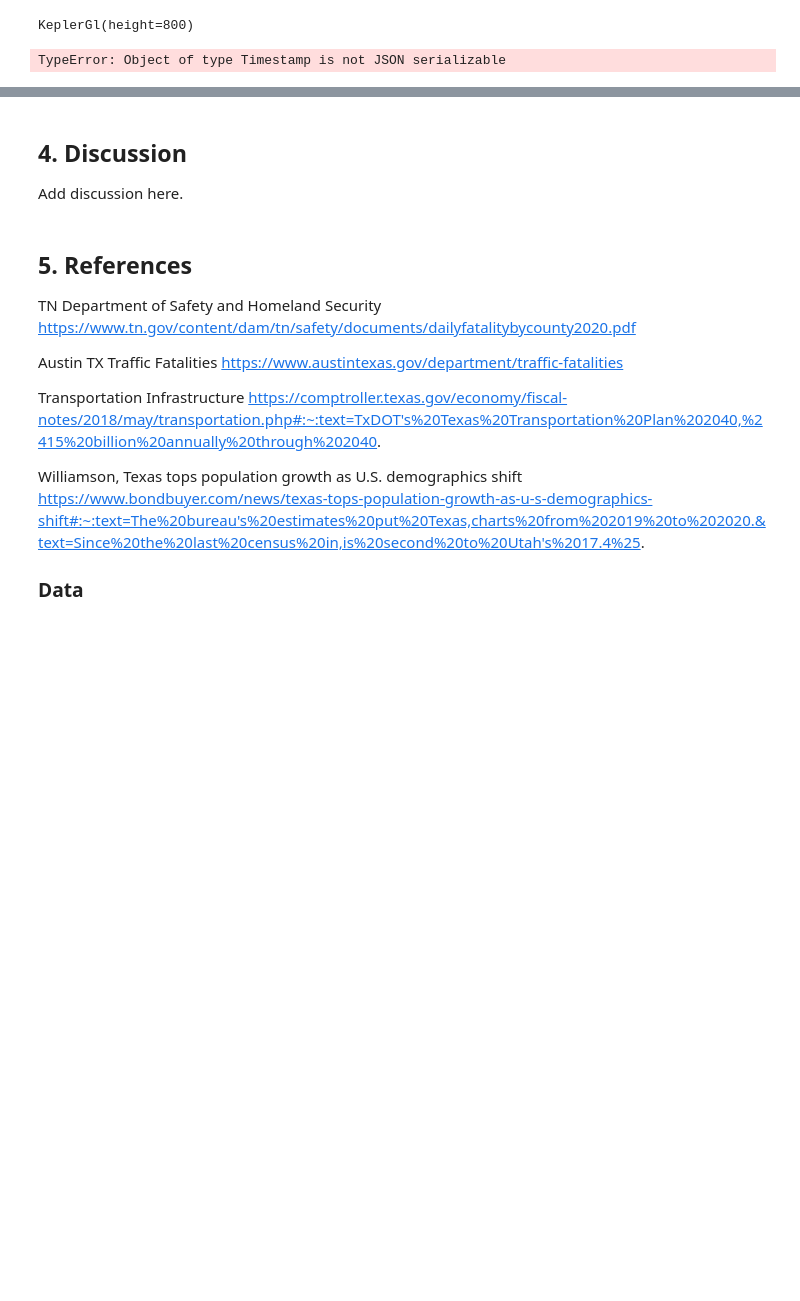
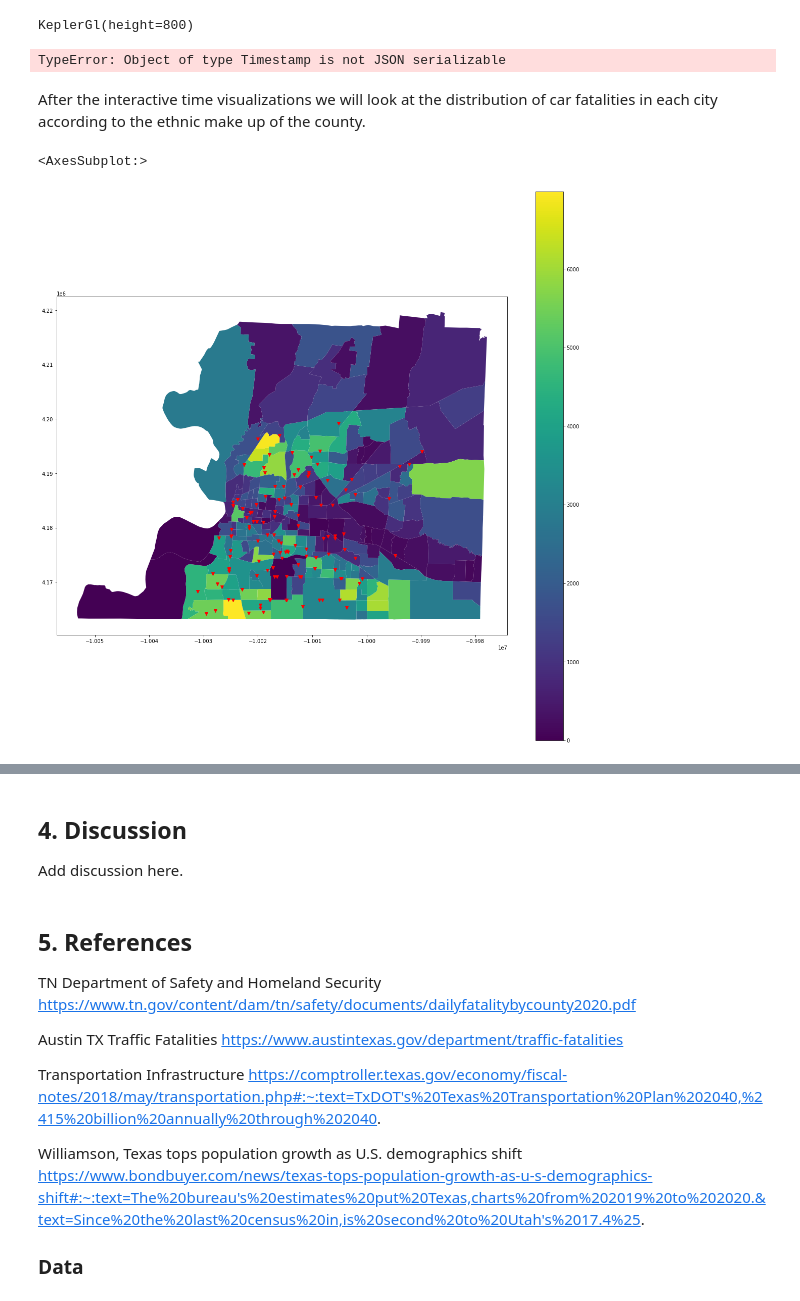
Before and after one commit to Sustainability-GIS-2021/final-assignment-redalisa, a Jupyter notebook: final_assignment.ipynb, the cells around one changed output, grey strips where cells are left out. Saved outputs shown, nothing was run; the diff lists cells and outputs as text; code cells hidden in the pictures; blank space fills up the shorter version.

Commit message:
crash maps

```diff
--- a/final_assignment.ipynb
+++ b/final_assignment.ipynb
@@ -380,2 +331,23 @@ m.save_to_html(file_name='data/MATA.html')
 # %% [output]
 TypeError: Object of type Timestamp is not JSON serializable
+# %% [markdown]
+After the interactive time visualizations we will look at the distribution of car fatalities in each city according to the ethnic make up of the county.
+# %%
+# Read in data for crash locations
+A_crash_stats = gpd.read_file("data/Crash_Locations/crash_stats_Austin.shp")
+M_crash_stats = gpd.read_file("data/Crash_Locations/Memphis_Crash_Locations.shp")
+# %%
+# run pip install cenpy !!
+dectest = products.Decennial2010()
+mem_tn = dectest.from_county('Shelby, TN',
+                          level='tract',
+                          variables=['P001001', 'P003003'])
+mem_tn = mem_tn.to_crs(CRS("WGS84"))
+# %%
+mem_tn = mem_tn.to_crs('EPSG:3857')
+# %%
+ax = mem_tn.plot('P003003', figsize = (20,20), legend = True)
+M_crash_stats.plot(ax = ax, color = 'red', marker = 'v')
+# %% [output]
+<AxesSubplot:>
+[figure, added]
```
Also changed, not shown: parts of 14 cells of this notebook.
